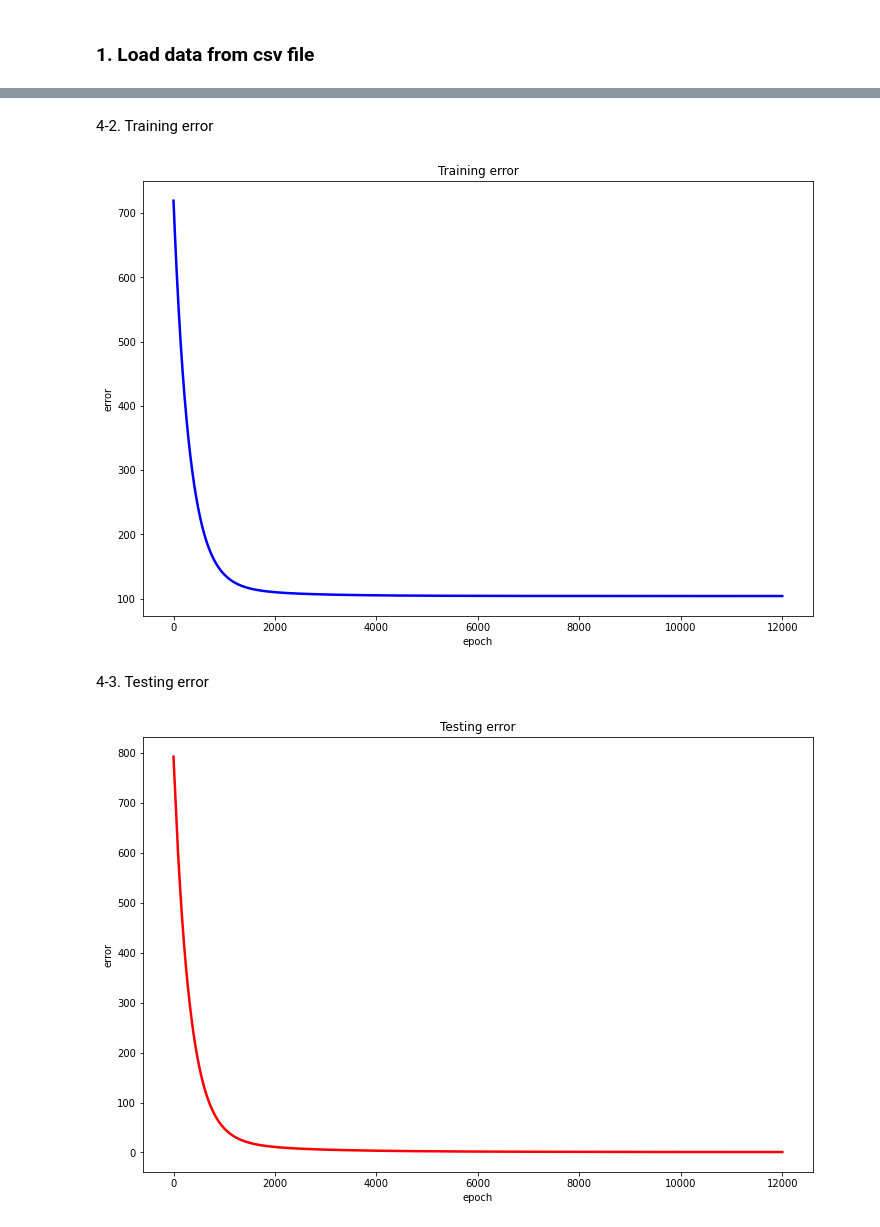
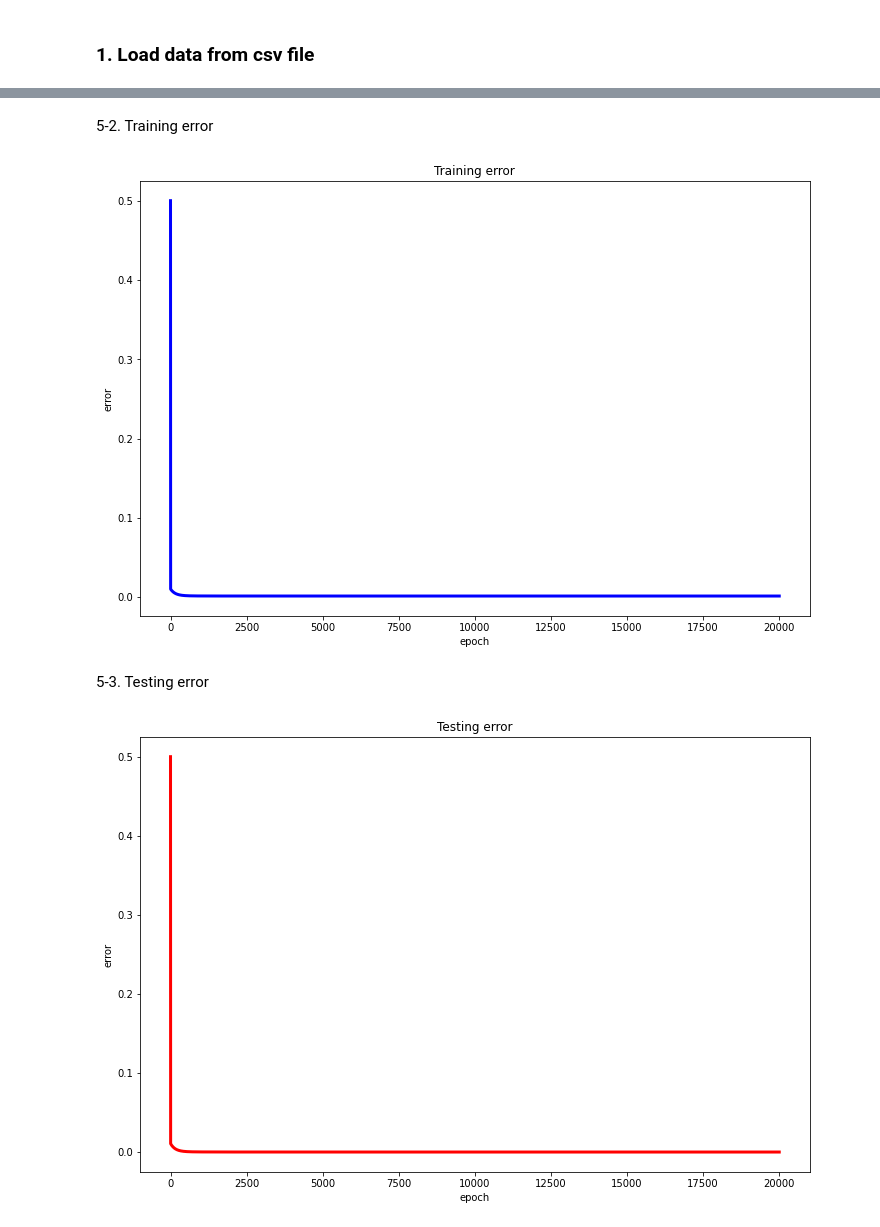
Before and after one commit to ihooni/class-MachineLearning, a Jupyter notebook: 04/assignment-04.ipynb, the cells around one changed output, grey strips where cells are left out. Saved outputs shown, nothing was run; the diff lists cells and outputs as text; code cells hidden in the pictures.

Commit message:
chore: data normalization for fast convergence

```diff
--- a/04/assignment-04.ipynb
+++ b/04/assignment-04.ipynb
@@ -22 +30,11 @@ y_test = test_data[:, -1].reshape(-1, 1)
+# %%
+def normalize(data):
+  return (data - np.mean(data, axis=0)) / np.std(data, axis=0)
+
+# normalize train/test data
+x_train = normalize(x_train)
+y_train = normalize(y_train)
+
+x_test = normalize(x_test)
+y_test = normalize(y_test)
 # %% [markdown]
@@ -40,10 +58,10 @@ def gradient(x, y_hat, y):
 # %%
 # initialize model parameters and learning rate
 feature_cnt = x_train.shape[1]
-theta = np.ones((1, feature_cnt + 1))
+theta = np.zeros((1, feature_cnt + 1))
 
-lr = 0.00002
-epoch_count = 12000
+lr = 0.3
+epoch_count = 20000
 
 history = {
     'theta': np.zeros((epoch_count, theta.shape[1])),
@@ -92,22 +116,22 @@ plt.show()
 # %% [markdown]
-4-2. Training error
+5-2. Training error
 # %%
 plt.figure(figsize=(12, 8))
 plt.title('Training error')
-plt.plot(epoch_tick, history['train_err'], 'b-', linewidth=2.5)
+plt.plot(epoch_tick, history['train_err'], 'b-', linewidth=3)
 plt.xlabel('epoch')
 plt.ylabel('error')
 plt.show()
 # %% [output]
-[figure, old version]
+[figure, new version]
 # %% [markdown]
-4-3. Testing error
+5-3. Testing error
 # %%
 plt.figure(figsize=(12, 8))
 plt.title('Testing error')
-plt.plot(epoch_tick, history['test_err'], 'r-', linewidth=2.5)
+plt.plot(epoch_tick, history['test_err'], 'r-', linewidth=3)
 plt.xlabel('epoch')
 plt.ylabel('error')
 plt.show()
 # %% [output]
-[figure, old version]
+[figure, new version]
```
Also changed, not shown: parts of 8 cells of this notebook.
